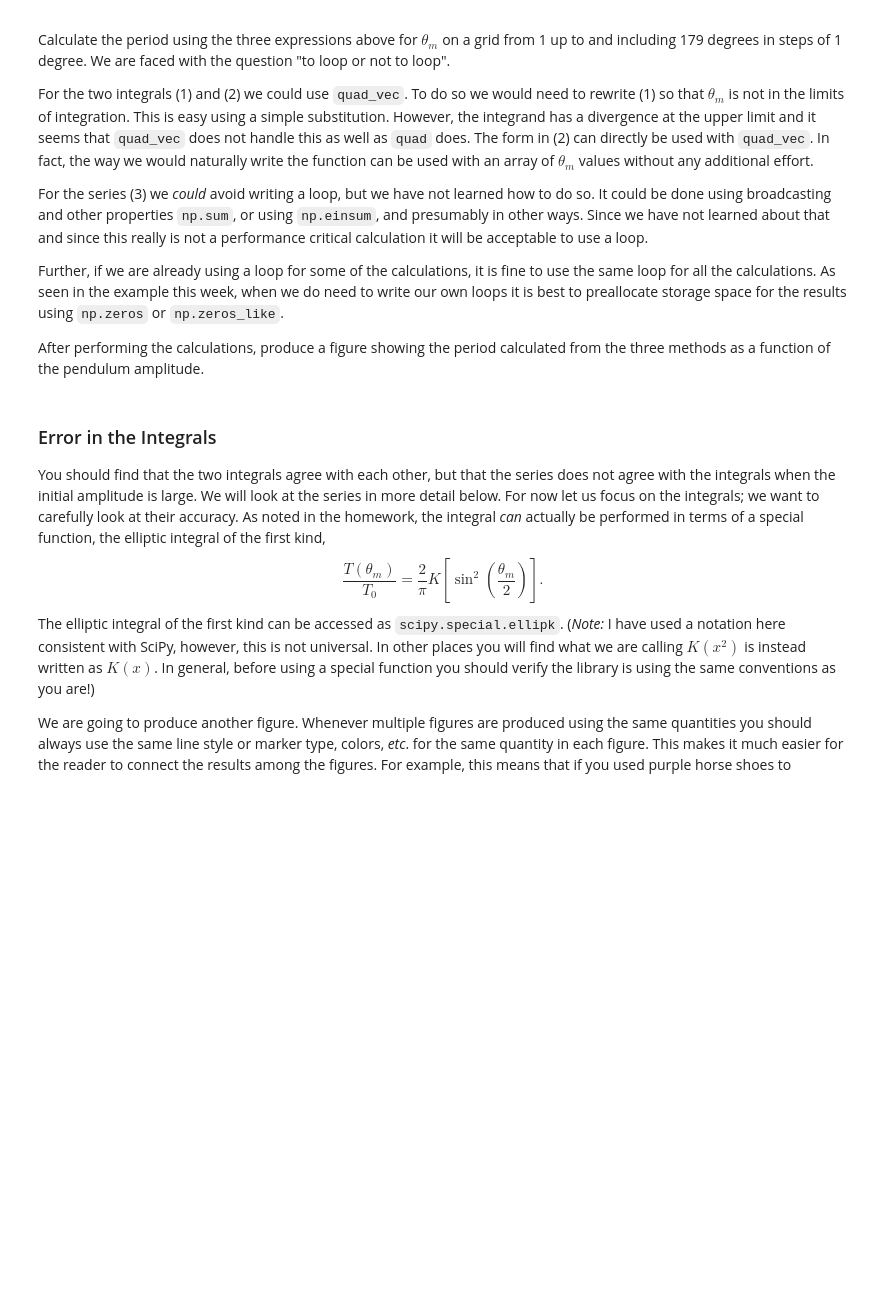
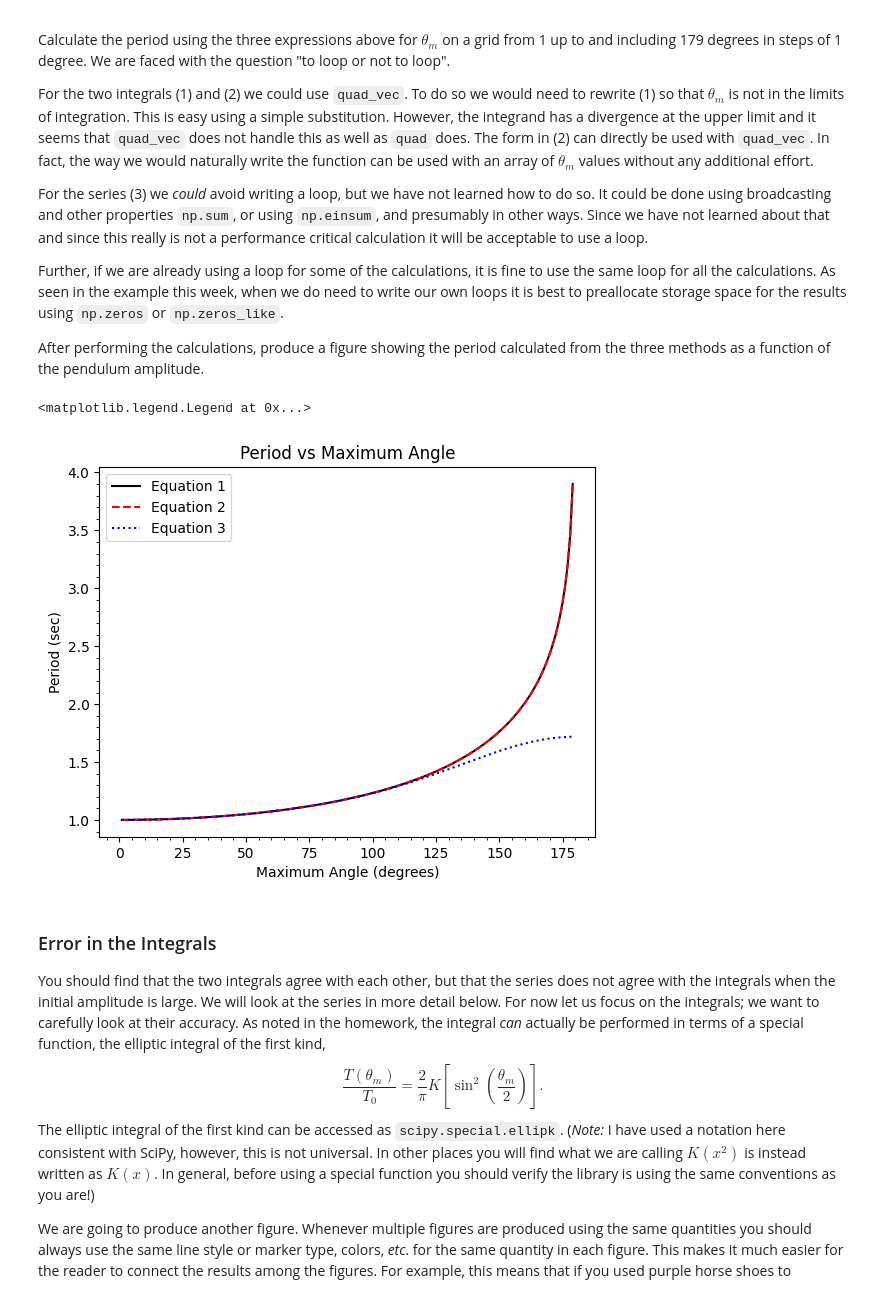
Before and after one commit to kh-bh/Physics_coursework, a Jupyter notebook: PHYS_250/Labs/Lab04.ipynb, the cells around one changed output. Saved outputs shown, nothing was run; the diff lists cells and outputs as text; code cells hidden in the pictures; blank space fills up the shorter version.

```diff
--- a/PHYS_250/Labs/Lab04.ipynb
+++ b/PHYS_250/Labs/Lab04.ipynb
@@ -41,3 +76,17 @@ raise NotImplementedError()
+# %%
+fig=plt.figure()
+ax=fig.add_subplot(111)
+plt.plot(theta_m_int,eq1values,c='black',label='Equation 1')
+plt.plot(theta_m_int,eq2values,'r--',label='Equation 2')
+plt.plot(theta_m_int,eq3values,'b:',label='Equation 3')
+ax.set_xlabel("Maximum Angle (degrees)")
+ax.set_ylabel("Period (sec)")
+ax.set_title("Period vs Maximum Angle")
+ax.minorticks_on()
+ax.legend()
+# %% [output]
+<matplotlib.legend.Legend at 0x...>
+[figure, added]
 # %% [markdown]
 ### Error in the Integrals
 
```
Also changed, not shown: parts of 15 cells of this notebook.
